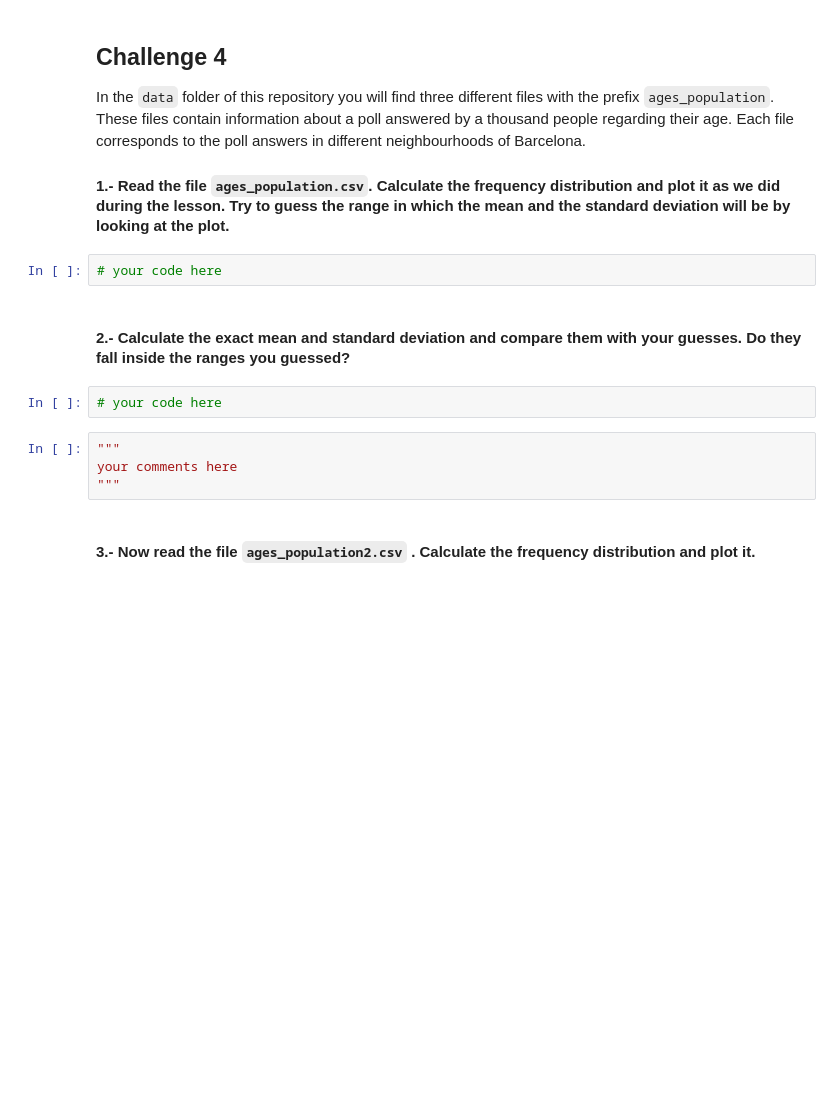
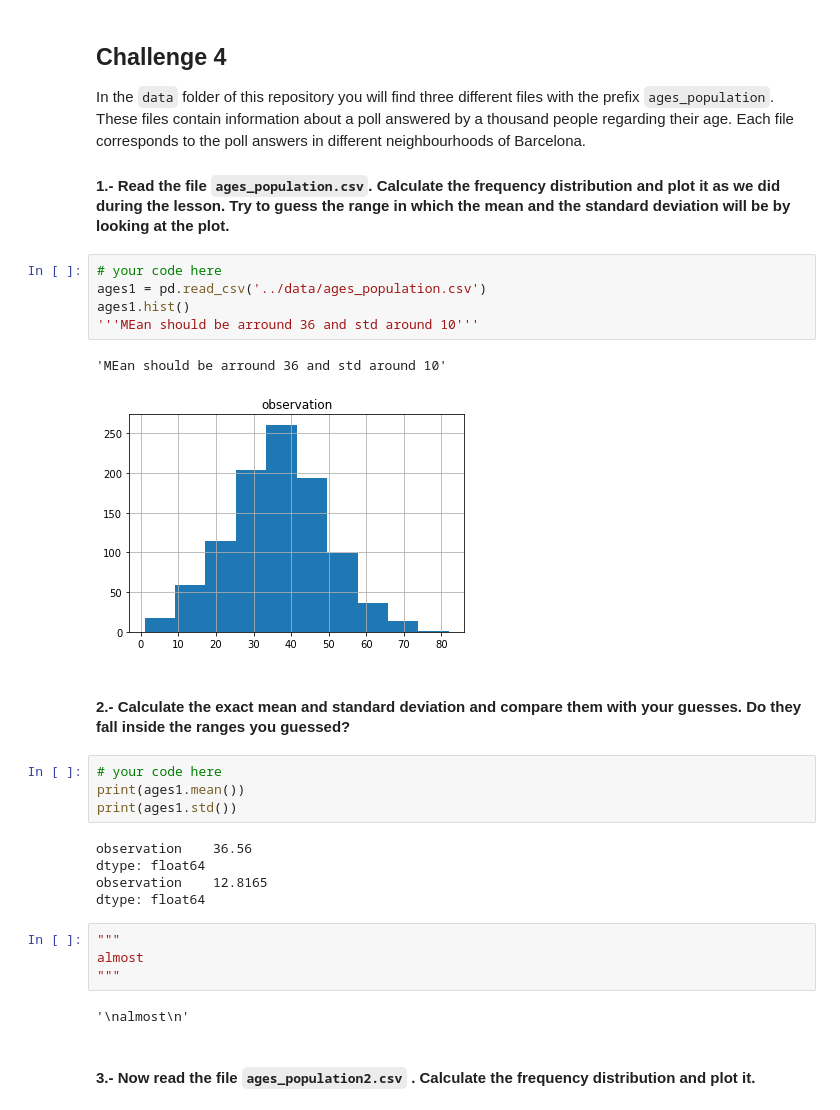
Before and after one commit to DiegoMerello/dataptmad1121_labs, a Jupyter notebook: module-2/understanding-descriptive-stats/your-code/main.ipynb, the cells around one changed output. Cells and saved outputs as stored; diff of their text form; blank space fills up the shorter version.

```diff
--- a/module-2/understanding-descriptive-stats/your-code/main.ipynb
+++ b/module-2/understanding-descriptive-stats/your-code/main.ipynb
@@ -164,16 +174,31 @@ your comments here
 In the `data` folder of this repository you will find three different files with the prefix `ages_population`. These files contain information about a poll answered by a thousand people regarding their age. Each file corresponds to the poll answers in different neighbourhoods of Barcelona.
 
 #### 1.- Read the file `ages_population.csv`. Calculate the frequency distribution and plot it as we did during the lesson. Try to guess the range in which the mean and the standard deviation will be by looking at the plot.
-# %%
-# your code here
+# %%
+# your code here
+ages1 = pd.read_csv('../data/ages_population.csv')
+ages1.hist()
+'''MEan should be arround 36 and std around 10'''
+# %% [output]
+'MEan should be arround 36 and std around 10'
+[figure, added]
 # %% [markdown]
 #### 2.- Calculate the exact mean and standard deviation and compare them with your guesses. Do they fall inside the ranges you guessed?
 # %%
 # your code here
+print(ages1.mean())
+print(ages1.std())
+# %% [output]
+observation    36.56
+dtype: float64
+observation    12.8165
+dtype: float64
-# %%
-"""
-your comments here
-"""
+# %%
+"""
+almost
+"""
+# %% [output]
+'\nalmost\n'
 # %% [markdown]
 #### 3.- Now read the file `ages_population2.csv` . Calculate the frequency distribution and plot it.
 # %%
```
Also changed, not shown: parts of 22 cells of this notebook.
